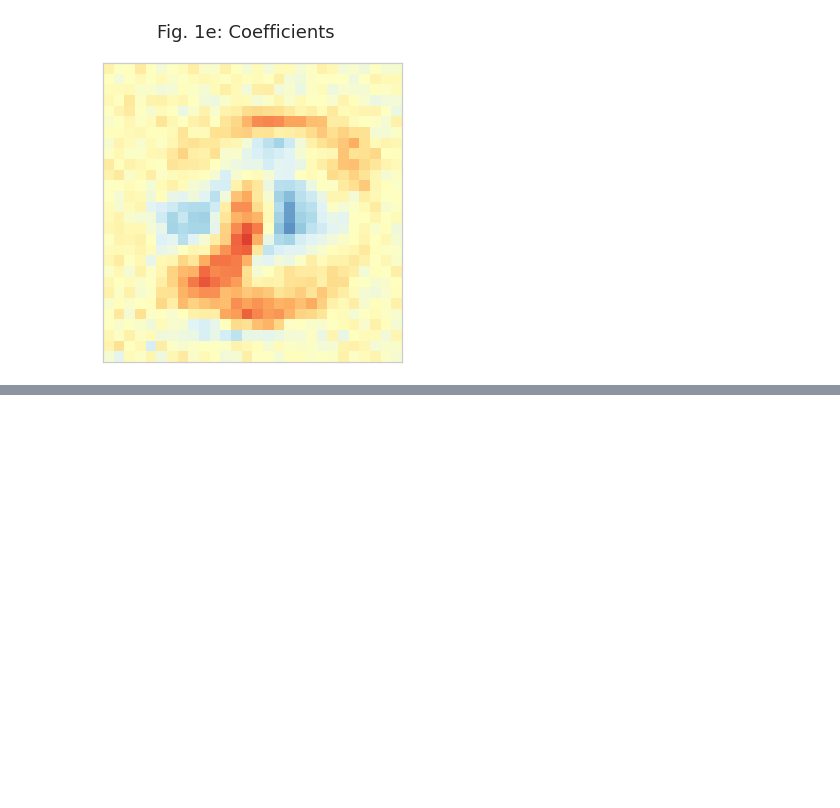
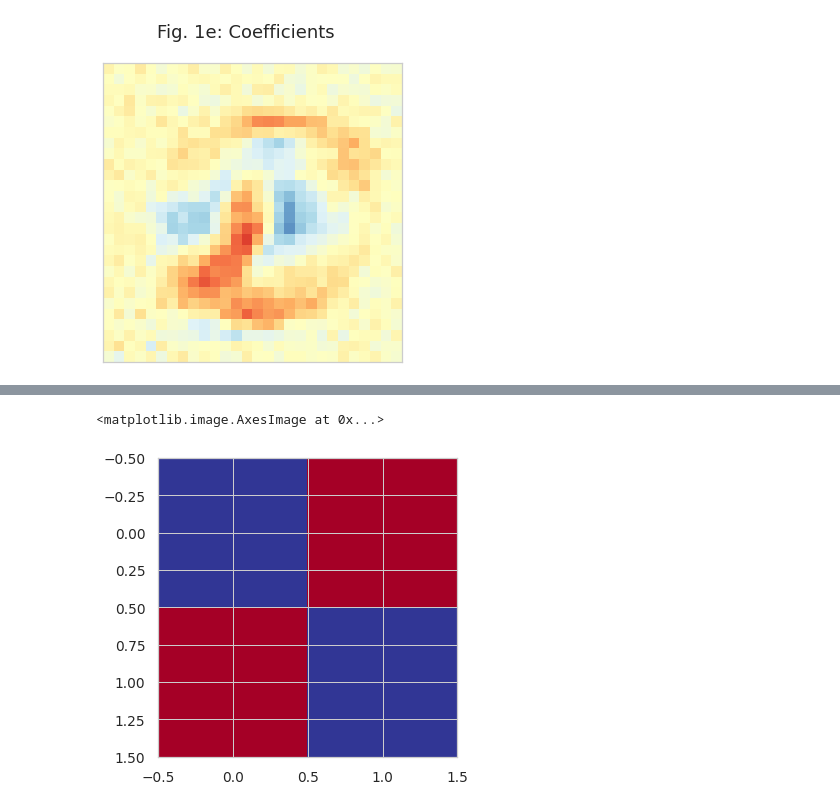
Before and after one commit to kenziesimpson/comp-135-proj-A, a Jupyter notebook: Problem 1.ipynb, the cells around one changed output, grey strips where cells are left out. Saved outputs shown, nothing was run; the diff lists cells and outputs as text; code cells hidden in the pictures; blank space fills up the shorter version.

```diff
--- a/Problem 1.ipynb
+++ b/Problem 1.ipynb
@@ -205,0 +219,7 @@ Text(0.5, 0.98, 'Fig. 1e: Coefficients')
+# %%
+arr = np.array(([1,-1],
+              [-1,1]))
+plt.imshow(arr, vmin=-0.5, vmax=0.5, cmap='RdYlBu')
+# %% [output]
+<matplotlib.image.AxesImage at 0x...>
+[figure, added]
```
Also changed, not shown: parts of 5 cells of this notebook.
